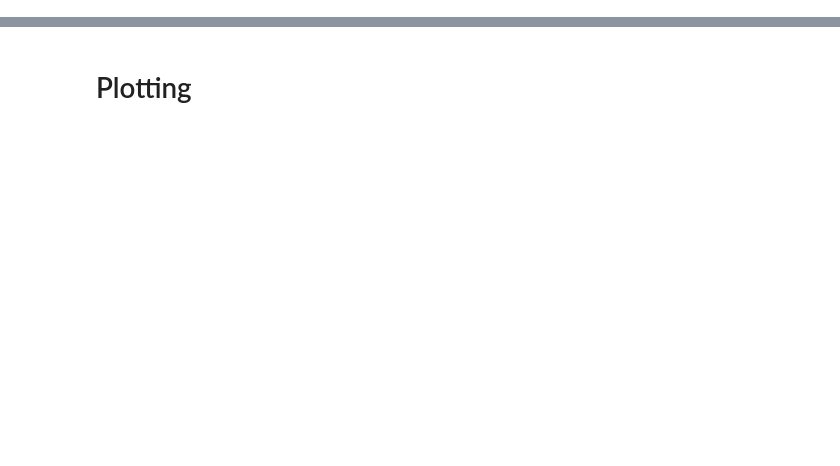
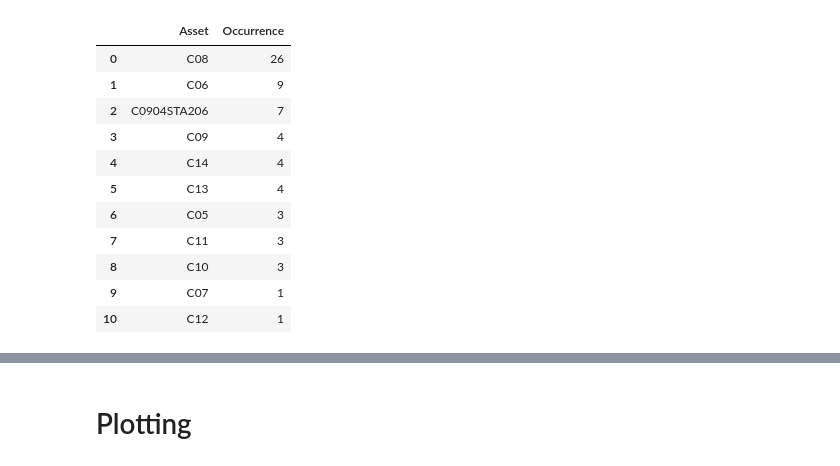
Before and after one commit to ch4413/scs, a Jupyter notebook: notebooks/Basic Model Jamie.ipynb, the cells around one changed output, grey strips where cells are left out. Cells and saved outputs as stored; diff of their text form; code cells hidden in the pictures; blank space fills up the shorter version.

```diff
--- a/notebooks/Basic Model Jamie.ipynb
+++ b/notebooks/Basic Model Jamie.ipynb
@@ -44,0 +62,15 @@ HOTFIX: Quadrant only faults, PTT Asset Code update
+# %%
+unmapped
+# %% [output]
+|  | Asset | Occurrence |
+| 0 | C08 | 26 |
+| 1 | C06 | 9 |
+| 2 | C0904STA206 | 7 |
+| 3 | C09 | 4 |
+| 4 | C14 | 4 |
+| 5 | C13 | 4 |
+| 6 | C05 | 3 |
+| 7 | C11 | 3 |
+| 8 | C10 | 3 |
+| 9 | C07 | 1 |
+| 10 | C12 | 1 |
```
Also changed, not shown: parts of 18 cells of this notebook, 8 other files.
